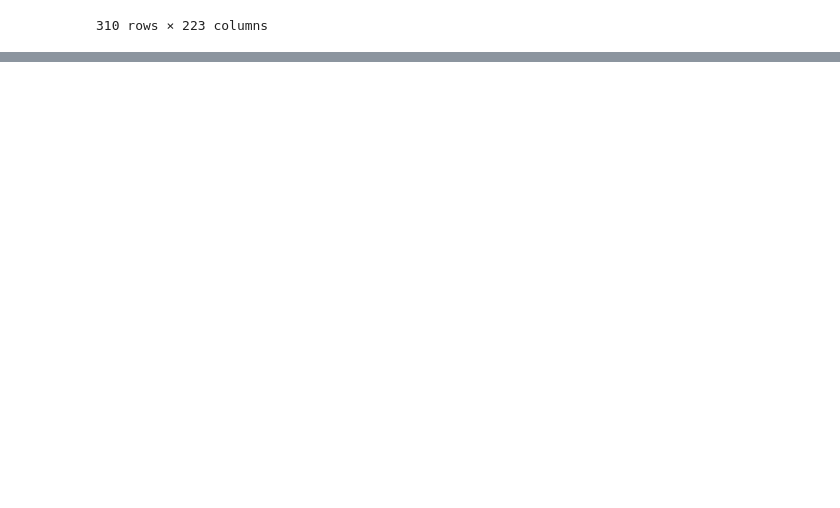
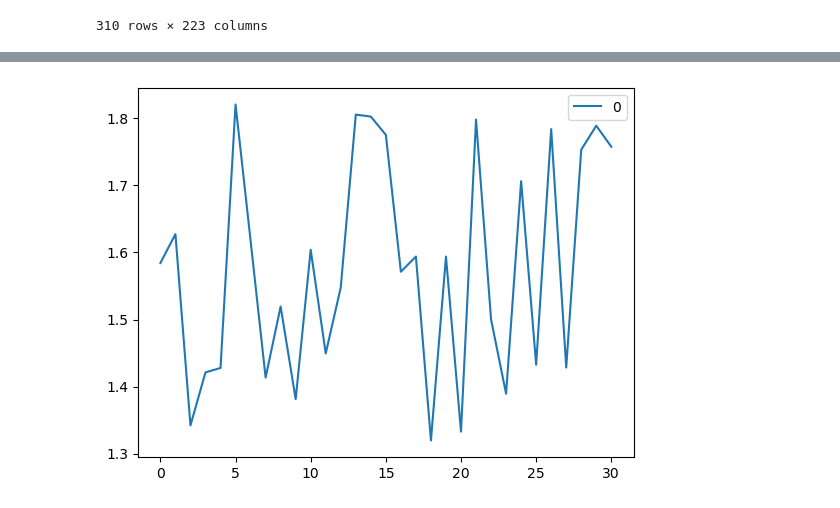
Before and after one commit to sophierahn/LiB-SOH-prediction, a Jupyter notebook: LSTM 4.3_Status Prediction Model_Trend input_Train with B5, Test with B5.ipynb, the cells around one changed output, grey strips where cells are left out. Cells and saved outputs as stored; diff of their text form; code cells hidden in the pictures; blank space fills up the shorter version.

```diff
--- a/LSTM 4.3_Status Prediction Model_Trend input_Train with B5, Test with B5.ipynb
+++ b/LSTM 4.3_Status Prediction Model_Trend input_Train with B5, Test with B5.ipynb
@@ -164,0 +174,12 @@ MAE for y: 1.063
+# %%
+#Data plotting
+df3 = pd.read_csv("C:\\Users\\sophi\\VS Code Projects\\LiB-SOH-prediction\\Nasa Battery Data\\Battery 5\\Discharge cycle\\Headers\\B0005 cycle 2 data with headers.csv")
+# %%
+df3.reset_index(inplace=True, drop=True)
+df4 = df3["Voltages"]
+#df4.plot()
+df6.plot()
+
+plt.show()
+# %% [output]
+[figure, added]
```
Also changed, not shown: parts of 14 cells of this notebook, 7 other files.
